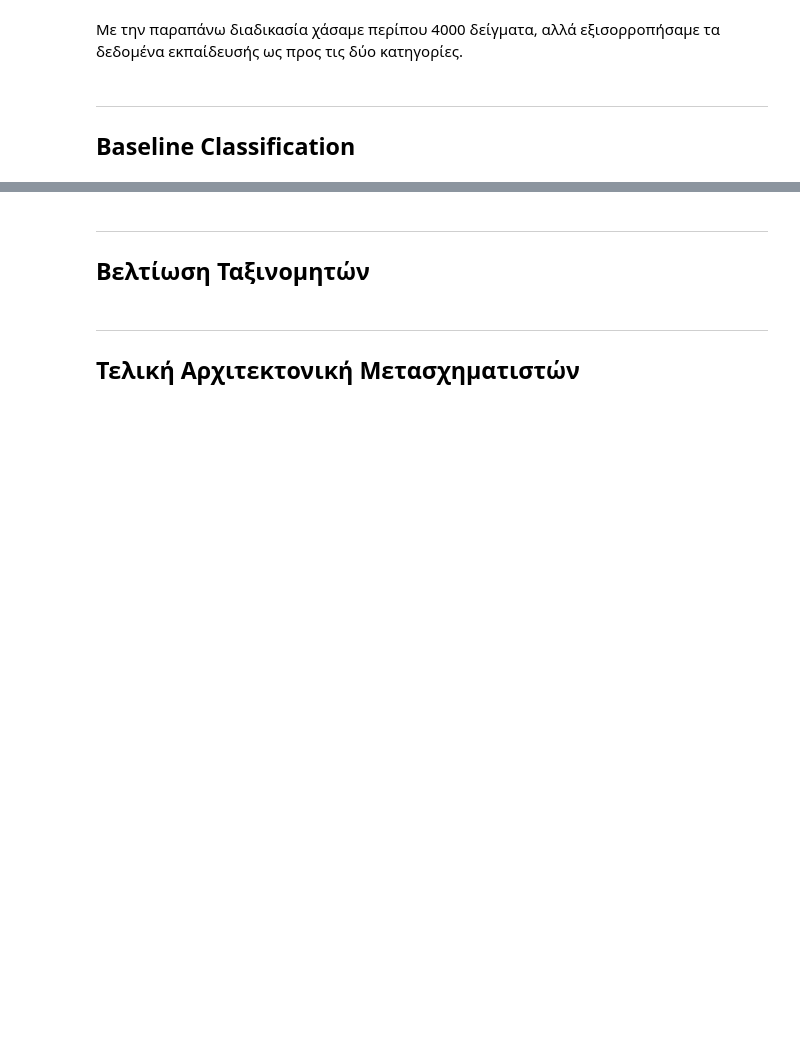
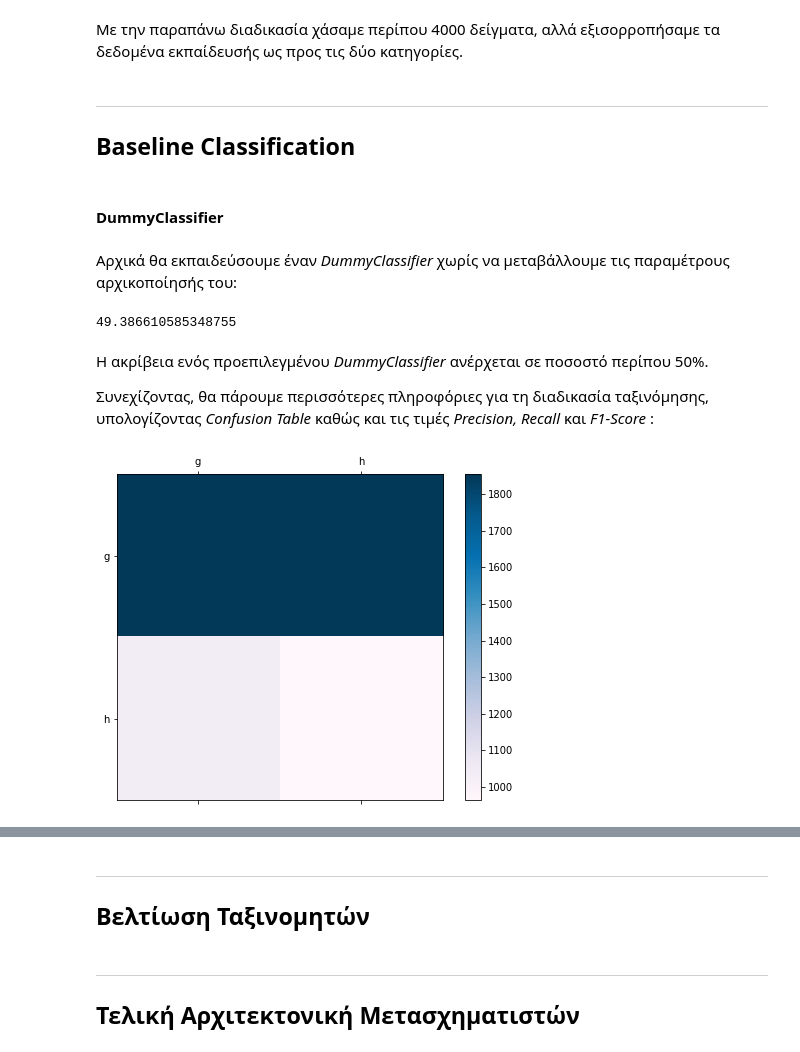
Before and after one commit to sonqo/ntua-ypsilon, a Jupyter notebook: 3_Neural_Networks_Intelligent_Systems/1_Classification/A11_B01.ipynb, the cells around one changed output, grey strips where cells are left out. Saved outputs shown, nothing was run; the diff lists cells and outputs as text; code cells hidden in the pictures; blank space fills up the shorter version.

```diff
--- a/3_Neural_Networks_Intelligent_Systems/1_Classification/A11_B01.ipynb
+++ b/3_Neural_Networks_Intelligent_Systems/1_Classification/A11_B01.ipynb
@@ -145,3 +145,45 @@ Counter({'g': 4687, 'h': 4687})
 ---
 
 ## Baseline Classification
+# %% [markdown]
+#### DummyClassifier
+# %% [markdown]
+Αρχικά θα εκπαιδεύσουμε έναν _DummyClassifier_ χωρίς να μεταβάλλουμε τις παραμέτρους αρχικοποίησής του:
+# %%
+from sklearn.dummy import DummyClassifier
+from sklearn.metrics import accuracy_score
+
+dc_default = DummyClassifier() # default strategy: stratified
+dc_default.fit(pulses_train, pulses_train_labels) # fitting on train_set
+
+pulses_predictions = dc_default.predict(pulses_test) # predicting on test_set
+
+target_names = dc_default.classes_.tolist() # fetch class names
+
+dummy_default = accuracy_score(pulses_test_labels, pulses_predictions) * 100
+# %%
+dummy_default
+# %% [output]
+49.386610585348755
+# %% [markdown]
+Η ακρίβεια ενός προεπιλεγμένου *DummyClassifier* ανέρχεται σε ποσοστό περίπου 50%.
+
+Συνεχίζοντας, θα πάρουμε περισσότερες πληροφόριες για τη διαδικασία ταξινόμησης, υπολογίζοντας _Confusion Table_ καθώς και τις τιμές _Precision, Recall_ και _F1-Score_ :
+# %%
+from matplotlib import cm
+import matplotlib.pyplot as plt
+from sklearn.metrics import confusion_matrix
+
+matrix = confusion_matrix(pulses_test_labels, pulses_predictions)
+
+fig = plt.figure(figsize=(8,6))
+ax = fig.add_subplot(111)
+cax = ax.matshow(matrix, cmap=cm.get_cmap('PuBu'))
+fig.colorbar(cax)
+
+ax.set_xticklabels([''] + target_names)
+ax.set_yticklabels([''] + target_names)
+
+plt.show()
+# %% [output]
+[figure, added]
```
Also changed, not shown: parts of 17 cells of this notebook.
